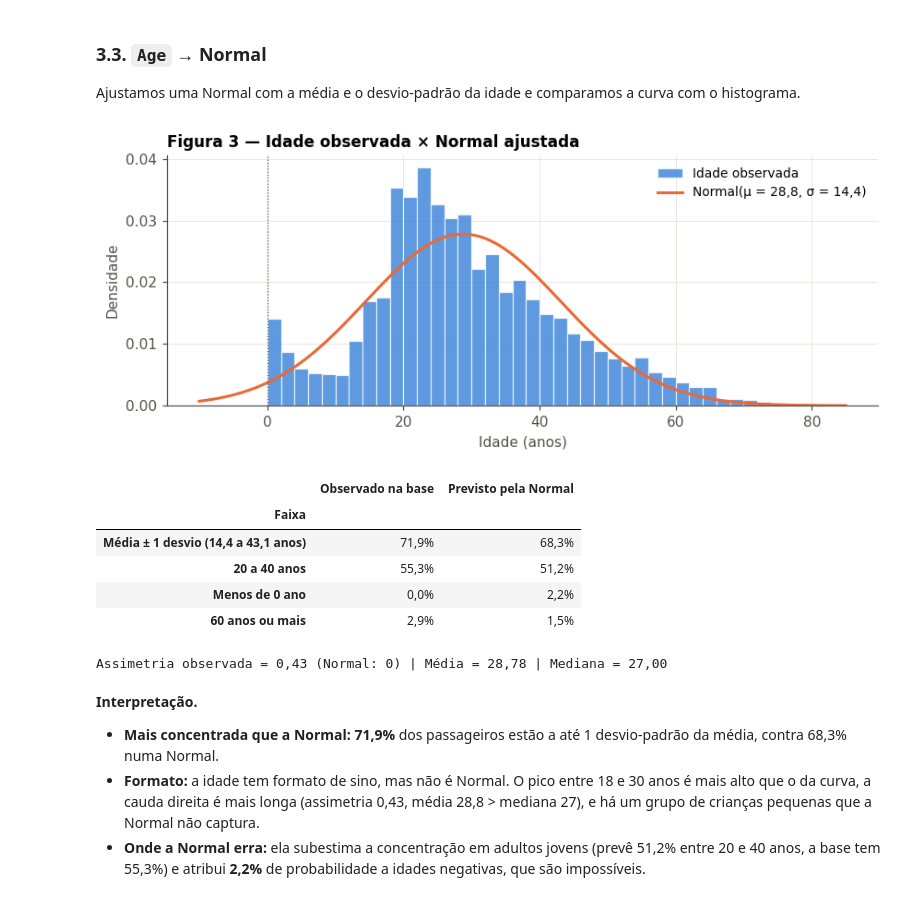
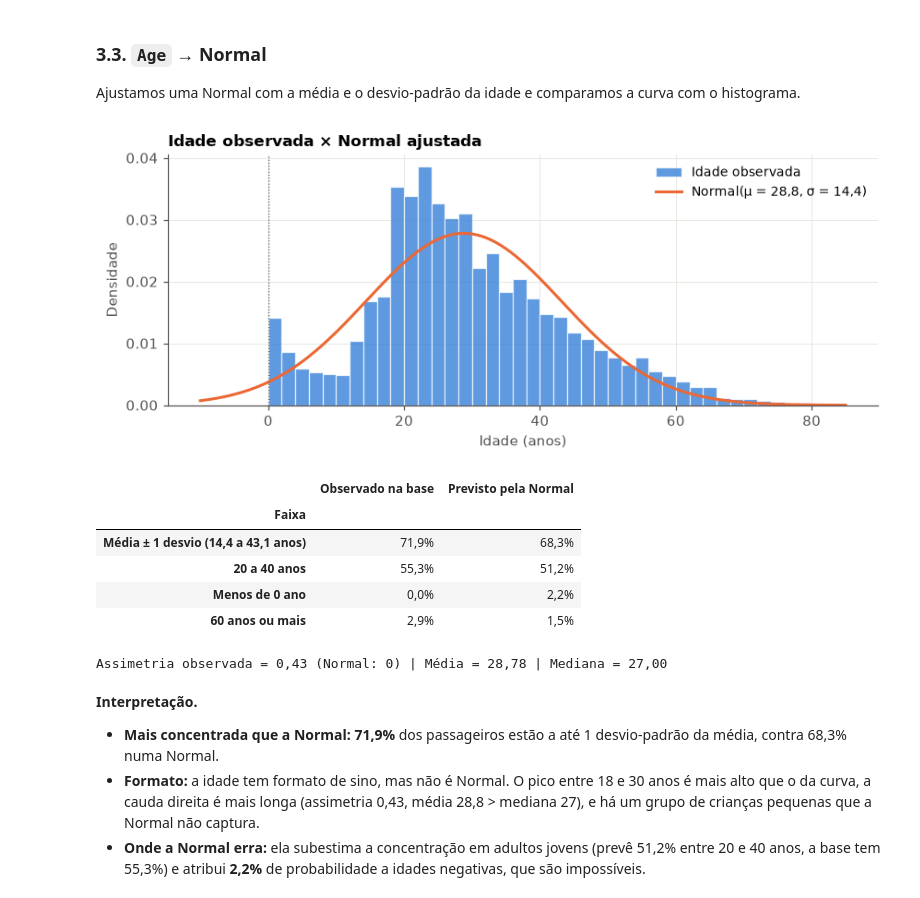
Before and after one commit to HeltonSoares93/spaceship-titanic-estatistica-posdl, a Jupyter notebook: notebooks/05_kan19_variaveis_aleatorias_distribuicoes.ipynb, the cells around one changed output. Saved outputs shown, nothing was run; the diff lists cells and outputs as text; code cells hidden in the pictures.

```diff
--- a/notebooks/05_kan19_variaveis_aleatorias_distribuicoes.ipynb
+++ b/notebooks/05_kan19_variaveis_aleatorias_distribuicoes.ipynb
@@ -233,29 +233,32 @@ Ajustamos uma Normal com a média e o desvio-padrão da idade e comparamos a cur
 # %%
 # Normal ajustada à idade: comparação visual e de probabilidades
 idade = df_kan19["Age"]
 normal = stats.norm(idade.mean(), idade.std())
 
 fig, ax = plt.subplots(figsize=(8, 3.4))
 ax.hist(idade, bins=np.arange(0, 82, 2), density=True, color=AZUL, alpha=0.75, edgecolor="white", linewidth=0.8,
         label="Idade observada")
 grade = np.linspace(-10, 85, 400)
 ax.plot(grade, normal.pdf(grade), color=LARANJA, lw=2, label=f"Normal(μ = {br(idade.mean(), 1)}, σ = {br(idade.std(), 1)})")
 ax.axvline(0, color=CINZA, lw=0.8, ls=":")
-ax.set(xlabel="Idade (anos)", ylabel="Densidade", title="Figura 3 — Idade observada × Normal ajustada")
+ax.set(xlabel="Idade (anos)", ylabel="Densidade", title="Idade observada × Normal ajustada")
 ax.legend(loc="upper right", fontsize=9)
 fig.tight_layout()
+FIG_DIR = Path(raiz or ".") / "report" / "figures"
+FIG_DIR.mkdir(parents=True, exist_ok=True)
+fig.savefig(FIG_DIR / "fig_07_idade_normal_ajustada.png", dpi=300, facecolor="white", bbox_inches="tight")
 plt.show()
 
 display(pd.DataFrame({
     "Faixa": ["Média ± 1 desvio (14,4 a 43,1 anos)", "20 a 40 anos", "Menos de 0 ano", "60 anos ou mais"],
     "Observado na base": [pct(idade.between(normal.mean() - normal.std(), normal.mean() + normal.std()).mean()),
                           pct(idade.between(20, 40).mean()), pct(0), pct((idade >= 60).mean())],
     "Previsto pela Normal": [pct(normal.cdf(normal.mean() + normal.std()) - normal.cdf(normal.mean() - normal.std())),
                              pct(normal.cdf(40) - normal.cdf(20)), pct(normal.cdf(0)), pct(normal.sf(60))],
 }).set_index("Faixa"))
 print(f"Assimetria observada = {br(idade.skew())} (Normal: 0) | Média = {br(idade.mean())} | Mediana = {br(idade.median())}")
 # %% [output]
-[figure, old version]
+[figure, new version]
 |  | Observado na base | Previsto pela Normal |
 | Faixa |  |  |
 | Média ± 1 desvio (14,4 a 43,1 anos) | 71,9% | 68,3% |
```
Also changed, not shown: parts of 6 cells of this notebook, 11 other files.
